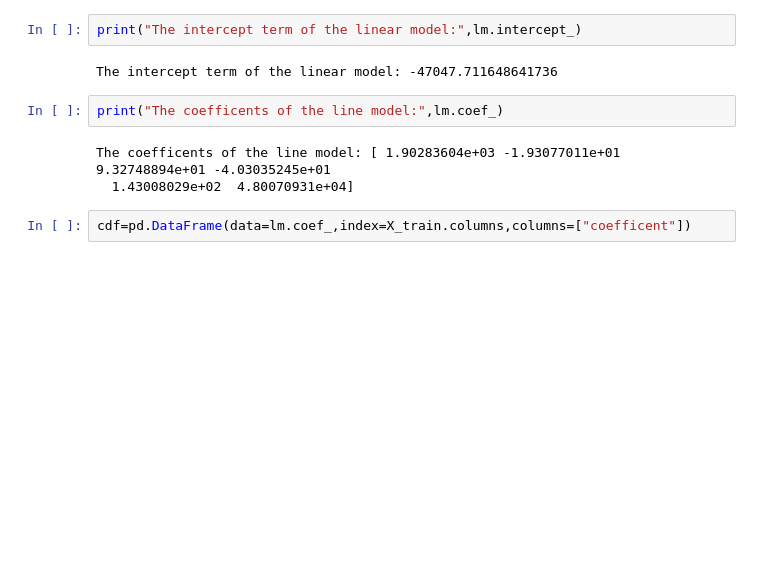
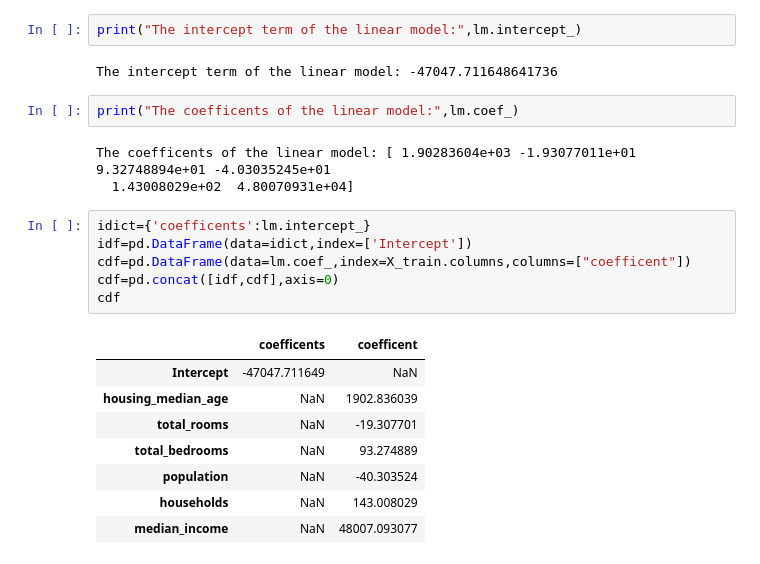
Before and after one commit to 2303A51337Srivarsha/Aiml-2025, a Jupyter notebook: LAB4.ipynb, the cells around one changed output. Drawn from its saved outputs; the diff is of its cells as text; blank space fills up the shorter version.

```diff
--- a/LAB4.ipynb
+++ b/LAB4.ipynb
@@ -177,9 +177,22 @@ print("The intercept term of the linear model:",lm.intercept_)
 # %% [output]
 The intercept term of the linear model: -47047.711648641736
 # %%
-print("The coefficents of the line model:",lm.coef_)
+print("The coefficents of the linear model:",lm.coef_)
 # %% [output]
-The coefficents of the line model: [ 1.90283604e+03 -1.93077011e+01  9.32748894e+01 -4.03035245e+01
+The coefficents of the linear model: [ 1.90283604e+03 -1.93077011e+01  9.32748894e+01 -4.03035245e+01
   1.43008029e+02  4.80070931e+04]
 # %%
+idict={'coefficents':lm.intercept_}
+idf=pd.DataFrame(data=idict,index=['Intercept'])
 cdf=pd.DataFrame(data=lm.coef_,index=X_train.columns,columns=["coefficent"])
+cdf=pd.concat([idf,cdf],axis=0)
+cdf
+# %% [output]
+|  | coefficents | coefficent |
+| Intercept | -47047.711649 | NaN |
+| housing_median_age | NaN | 1902.836039 |
+| total_rooms | NaN | -19.307701 |
+| total_bedrooms | NaN | 93.274889 |
+| population | NaN | -40.303524 |
+| households | NaN | 143.008029 |
+| median_income | NaN | 48007.093077 |
```
